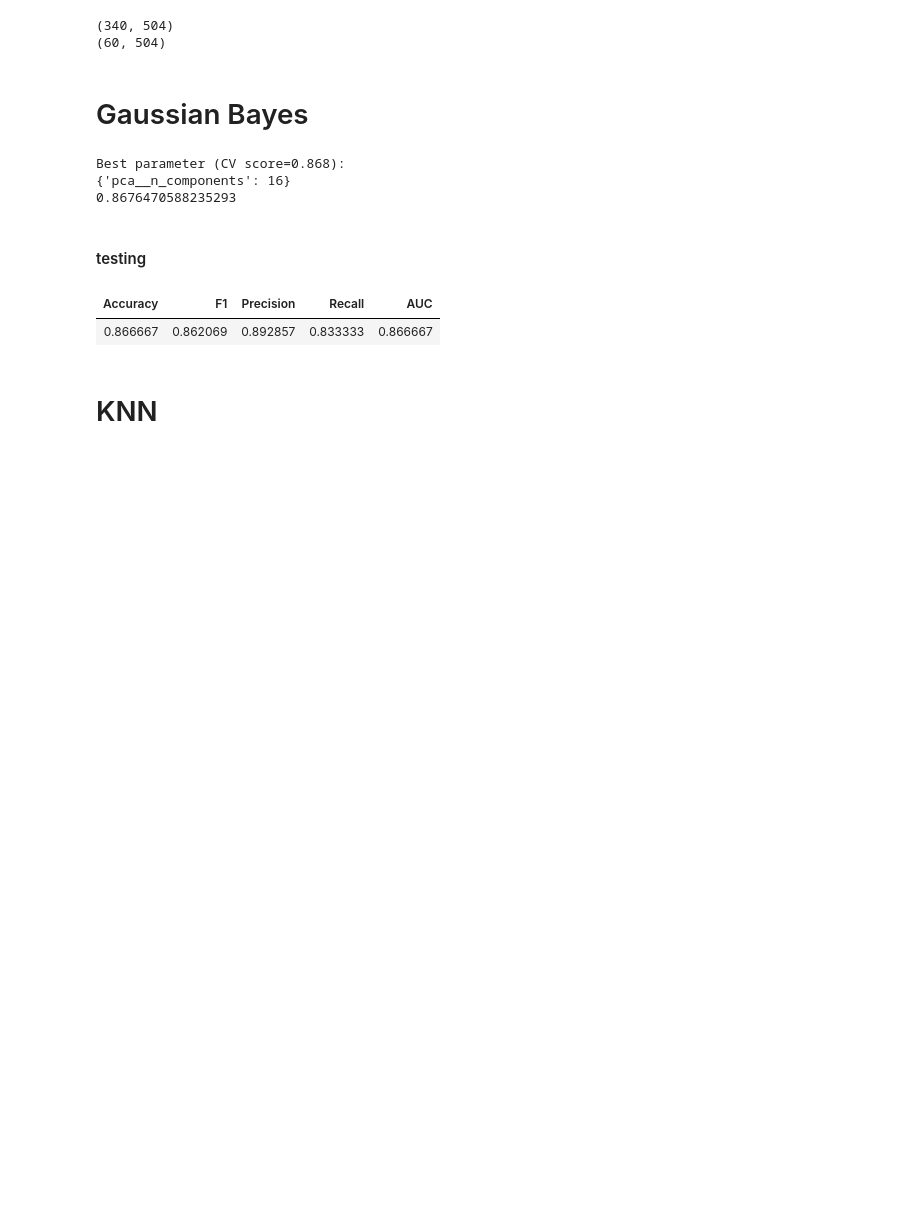
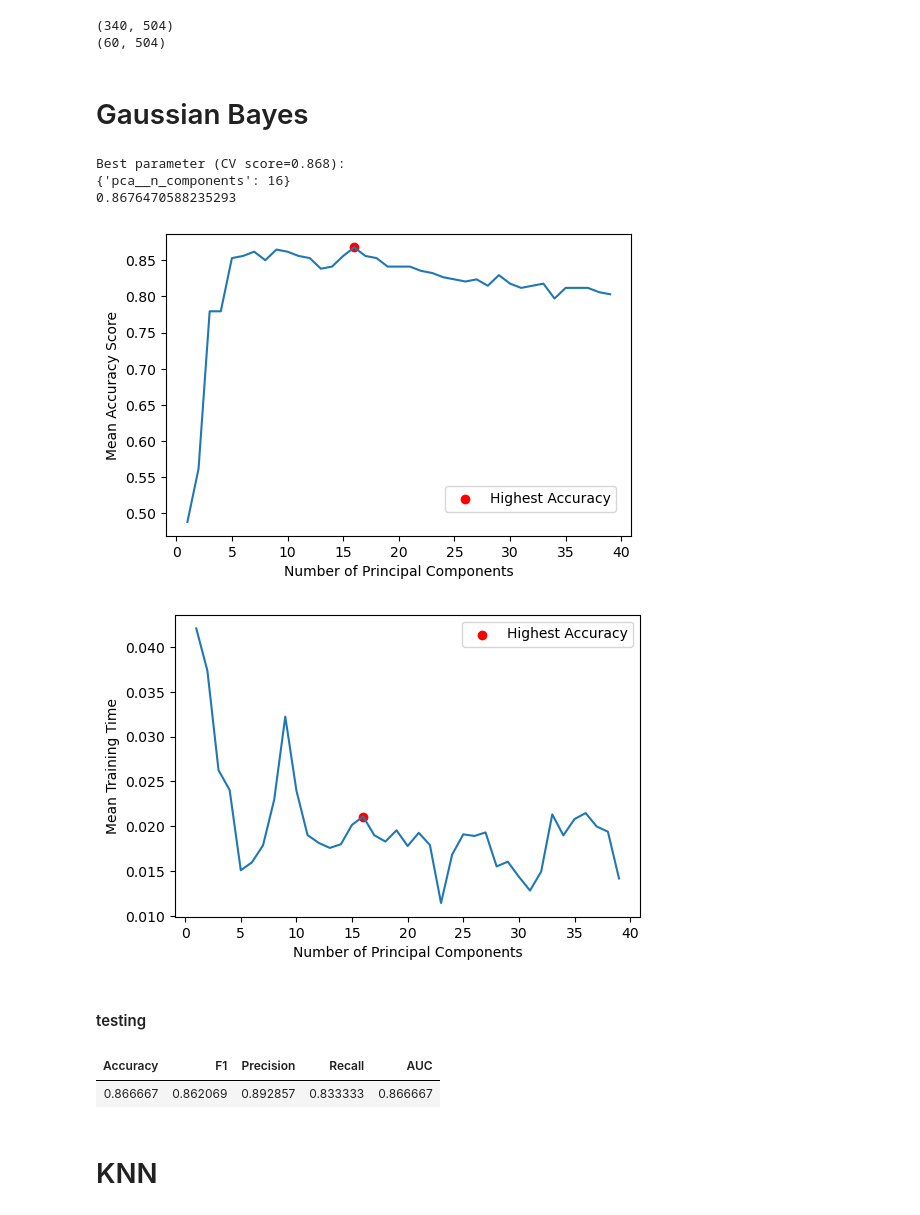
Before and after one commit to Dkashkett/Image_classification_, a Jupyter notebook: face_classification.ipynb, the cells around one changed output. Drawn from its saved outputs; the diff is of its cells as text; code cells hidden in the pictures; blank space fills up the shorter version.

Commit message:
created plotting functions for model selection

```diff
--- a/face_classification.ipynb
+++ b/face_classification.ipynb
@@ -62,6 +62,37 @@ def pcplot3d():
     ax = Axes3D(fig)
     ax.scatter(pc_df['PC1'], pc_df['PC2'], pc_df['PC3'], c=labels,depthshade=False)
 
+def training_plot(model):
+    results = pd.DataFrame(model.cv_results_)
+    x = results['param_pca__n_components']
+    y = results['mean_test_score']
+
+    best_x = results[results['rank_test_score']==1]['param_pca__n_components']
+    best_y = results[results['rank_test_score']==1]['mean_test_score']
+
+    plt.figure(figsize=(6,4),dpi=100)
+    sns.lineplot(x,y)
+    plt.scatter(best_x,best_y,c='red',label='Highest Accuracy')
+    plt.xlabel('Number of Principal Components')
+    plt.ylabel('Mean Accuracy Score')
+    # plt.title('Bayes Models: Number of Principal Components')
+    plt.legend(loc=(.6,0.08))
+
+def training_time_plot(model):
+    results = pd.DataFrame(model.cv_results_)
+    x = results['param_pca__n_components']
+    y = results['mean_fit_time']
+
+    best_x = results[results['rank_test_score']==1]['param_pca__n_components']
+    best_y = results[results['rank_test_score']==1]['mean_fit_time']
+
+    plt.figure(figsize=(6,4),dpi=100)
+    sns.lineplot(x,y)
+    plt.scatter(best_x,best_y,c='red',label='Highest Accuracy')
+    plt.xlabel('Number of Principal Components')
+    plt.ylabel('Mean Training Time')
+    plt.legend()
+
 def model_eval(model, X_test, y_test):
     ypred = model.predict(X_test)
     results = {'Accuracy' : [accuracy_score(y_test, ypred)],
@@ -149,6 +180,12 @@ print(bayes_search.best_score_)
 Best parameter (CV score=0.868):
 {'pca__n_components': 16}
 0.8676470588235293
+# %%
+training_plot(bayes_search)
+training_time_plot(bayes_search)
+# %% [output]
+[figure, added]
+[figure, added]
 # %% [markdown]
 #### testing
 # %%
```
